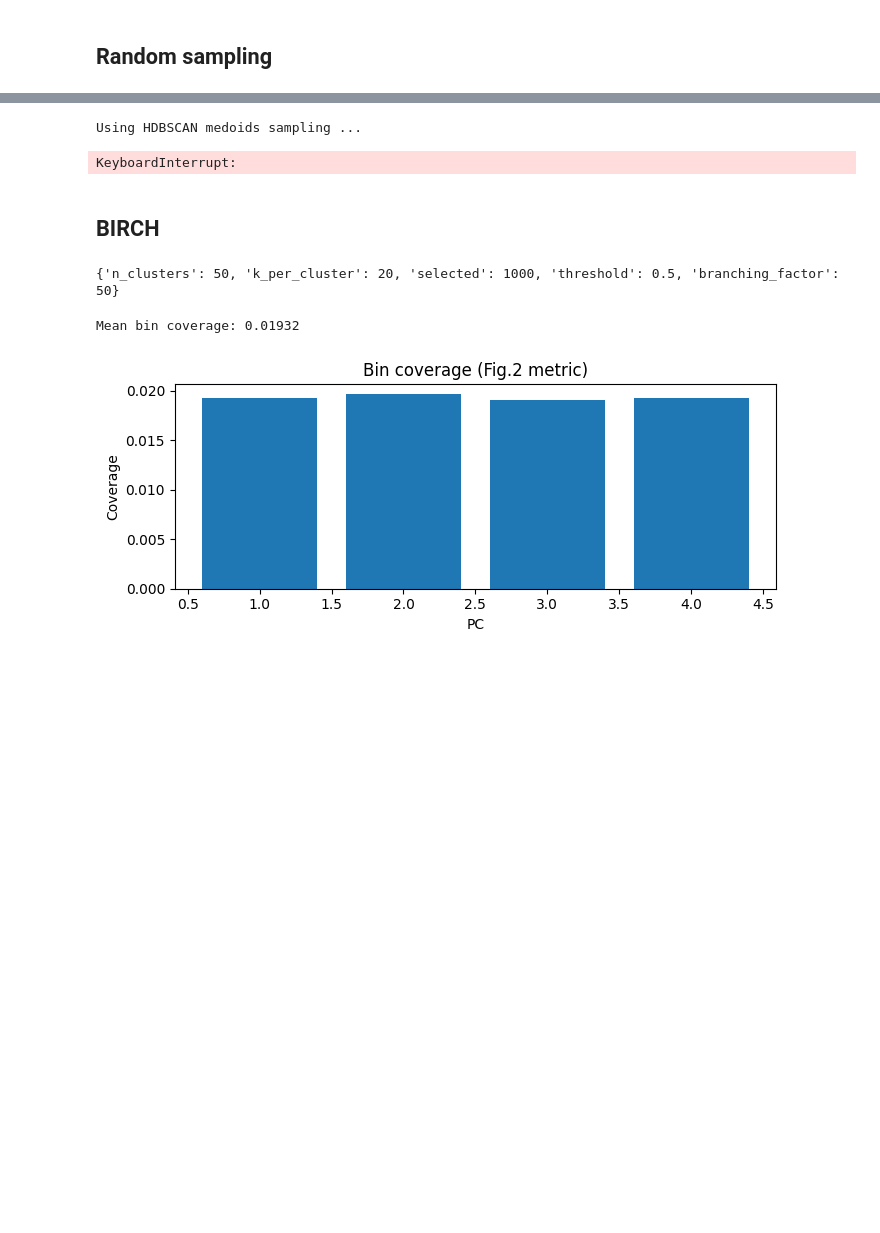
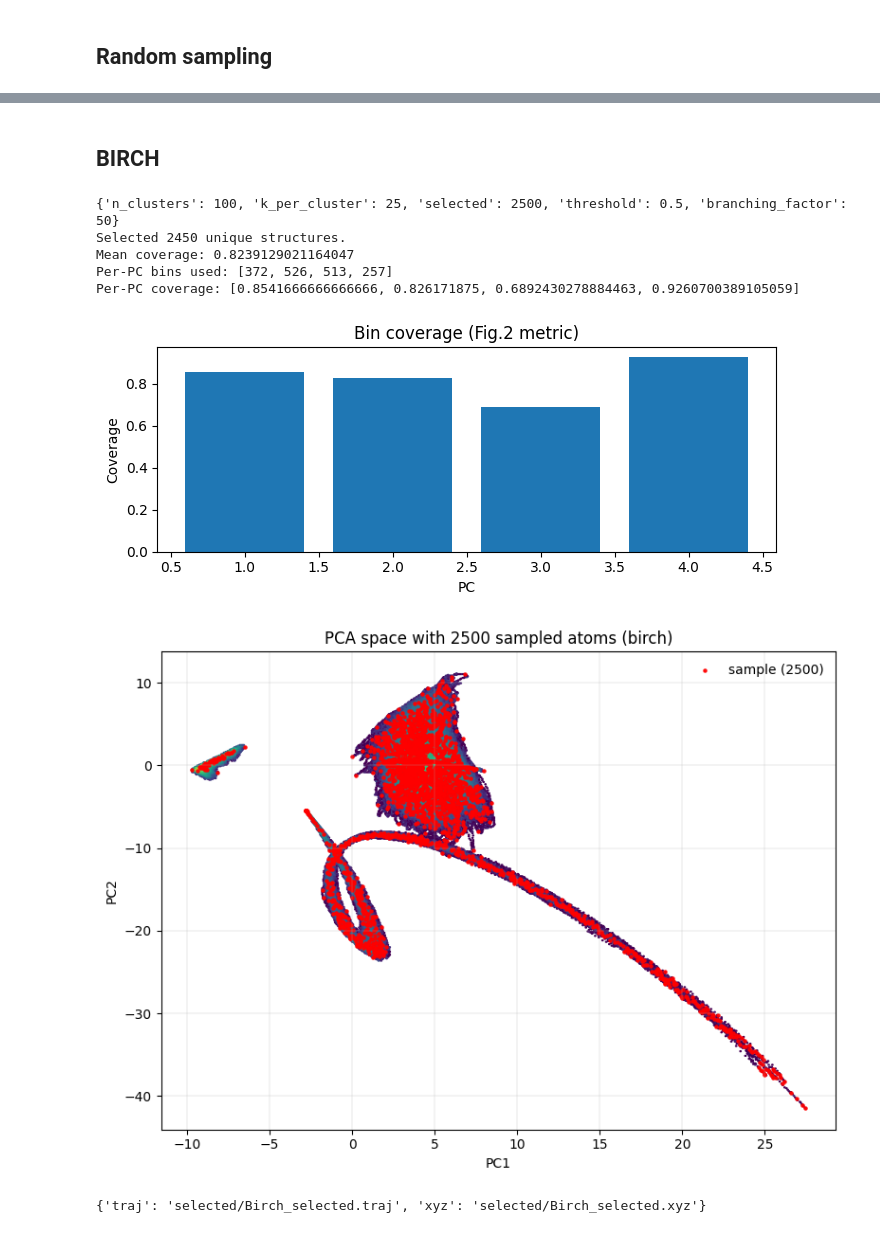
Before and after one commit to SamDFr/data_sampling, a Jupyter notebook: sampler.ipynb, the cells around one changed output, grey strips where cells are left out. Saved outputs shown, nothing was run; the diff lists cells and outputs as text; code cells hidden in the pictures; blank space fills up the shorter version.

```diff
--- a/sampler.ipynb
+++ b/sampler.ipynb
@@ -202,26 +168,0 @@ plt.tight_layout()
-# %%
-# pick a sampler
-#  "grid", "kpp", "kmedoids", "density_fps", "hdbscan"
-method="hdbscan"
-
-idx = sample(X, method=method, k=0, min_cluster_size=40, per_cluster=2, progress=True)
-
-# lift to structures
-chosen_structs = atoms_to_structures(idx_atoms, meta, filemap, choose="top", top_k=200)
-#print(chosen_structs.head())
-
-# save
-np.save(f"sampled_atom_indices_{method}.npy", idx_atoms)
-chosen_structs.to_csv(f"sampled_structures_{method}.csv", index=False)
-
-per_pc, mean_cov = pc_coverage_bins(X, idx_atoms, nbins=50000)
-print("Mean coverage:", mean_cov)
-
-m = min(4, X.shape[1])
-plt.figure(figsize=(7,3))
-plt.bar(range(1, m+1), per_pc[:m])
-plt.xlabel("PC"); plt.ylabel("Coverage"); plt.title("Bin coverage (Fig.2 metric)")
-plt.tight_layout(); plt.show()
-# %% [output]
-Using HDBSCAN medoids sampling ...
-KeyboardInterrupt:
@@ -256,37 +170,47 @@ plt.tight_layout()
 ## BIRCH
 # %%
 # inputs: PCA embedding Z (all rows), explained_variance EV (from your saved JSON)
-from sampler import direct_birch_sample, pc_bin_coverage
+from sampler_utils import direct_birch_sample, pc_bin_coverage
 
 idx, info = direct_birch_sample(
     Z_pca=X, ev=pca_model.explained_variance_,
-    n_clusters=50,          # or None → CF subclusters
+    n_clusters=100,          # or None → CF subclusters
     threshold=0.5,
     branching_factor=50,
-    k_per_cluster=20,
+    k_per_cluster=25,
     progress=True
 )
 print(info)
 
 # lift to structures with your existing atoms_to_structures(...)
 chosen_structs = atoms_to_structures(idx, meta, filemap, choose="all")
 
 # save
 method="birch"
-np.save(f"sampled_atom_indices_{method}.npy", idx)
-chosen_structs.to_csv(f"sampled_structures_{method}.csv", index=False)
+np.save(os.path.join(path_to_results, f"sampled_atom_indices_{method}.npy"), idx)
+chosen_structs.to_csv(os.path.join(path_to_results, f"sampled_structures_{method}.csv"), index=False)
+
+per_pc, mean_cov, bins_used = pc_coverage_bins_auto(
+    X, idx, mode="width", target_width=0.1, min_bins=20, max_bins=10000
+)
+print("Mean coverage:", mean_cov)
+print("Per-PC bins used:", bins_used[:8])
+print("Per-PC coverage:", per_pc)
+
+plot_sampling_pca(X, idx, method="birch", per_pc=per_pc, npy_file=npy_file)
+
+# One method
+save_files_birch = True
+if save_files_birch:
+    paths = export_selected_structures(chosen_structs, method_name="Birch", outdir=path_to_results, extra_formats=("xyz"))
+    #paths =export_selected_structures(chosen_structs, method_name="FPS", write_traj=False, extra_formats=("xyz",))
+    print(paths)
 # %% [output]
-{'n_clusters': 50, 'k_per_cluster': 20, 'selected': 1000, 'threshold': 0.5, 'branching_factor': 50}
+{'n_clusters': 100, 'k_per_cluster': 25, 'selected': 2500, 'threshold': 0.5, 'branching_factor': 50}
+Selected 2450 unique structures.
+Mean coverage: 0.8239129021164047
+Per-PC bins used: [372, 526, 513, 257]
+Per-PC coverage: [0.8541666666666666, 0.826171875, 0.6892430278884463, 0.9260700389105059]
+[figure, added]
+[figure, added]
+{'traj': 'selected/Birch_selected.traj', 'xyz': 'selected/Birch_selected.xyz'}
-# %%
-# coverage like Fig. 2(d)
-per_pc, mean_cov = pc_bin_coverage(X, idx, nbins=50000)
-print("Mean bin coverage:", mean_cov)
-
-m = min(4, X.shape[1])
-plt.figure(figsize=(7,3))
-plt.bar(range(1, m+1), per_pc[:m])
-plt.xlabel("PC"); plt.ylabel("Coverage"); plt.title("Bin coverage (Fig.2 metric)")
-plt.tight_layout(); plt.show()
-# %% [output]
-Mean bin coverage: 0.01932
-[figure, removed]
```
Also changed, not shown: parts of 10 cells of this notebook, 16 other files.
